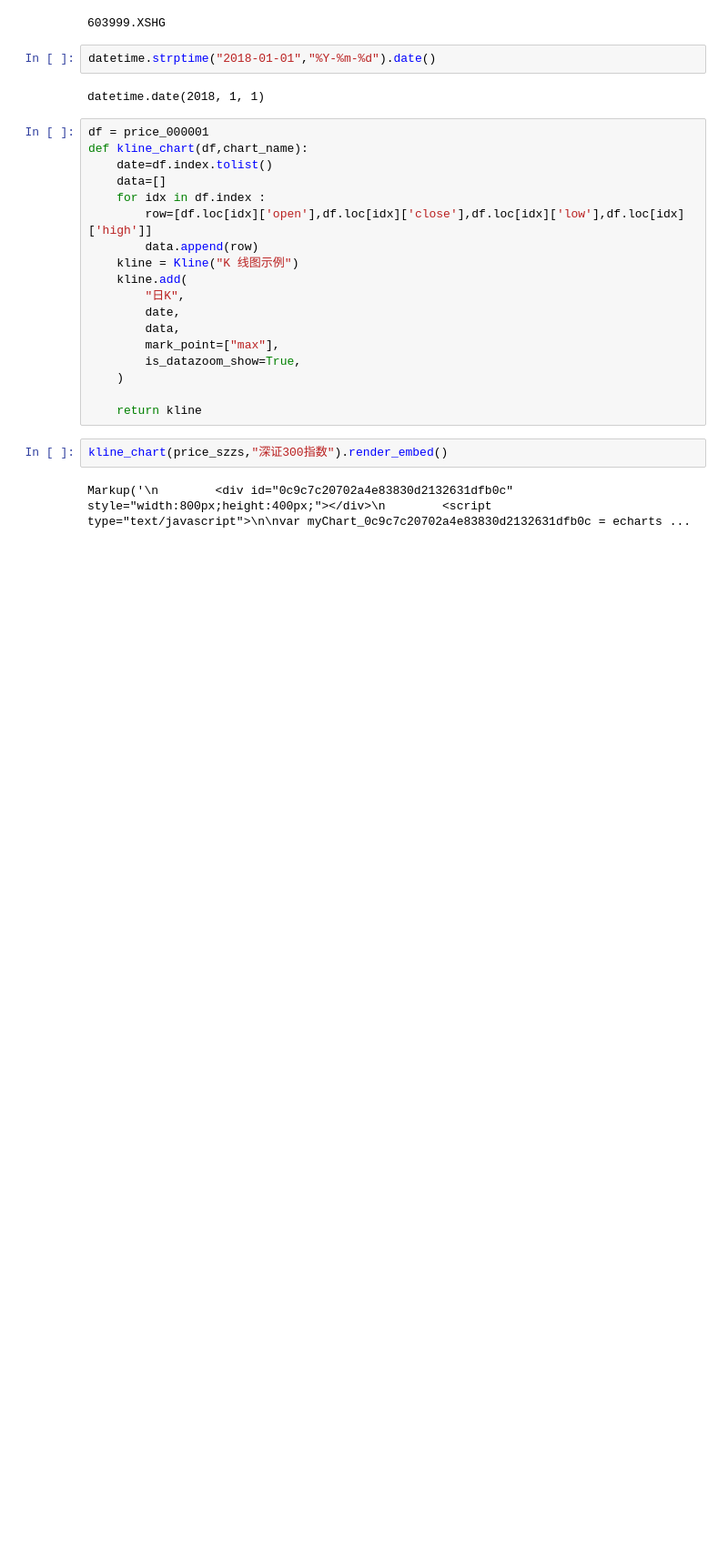
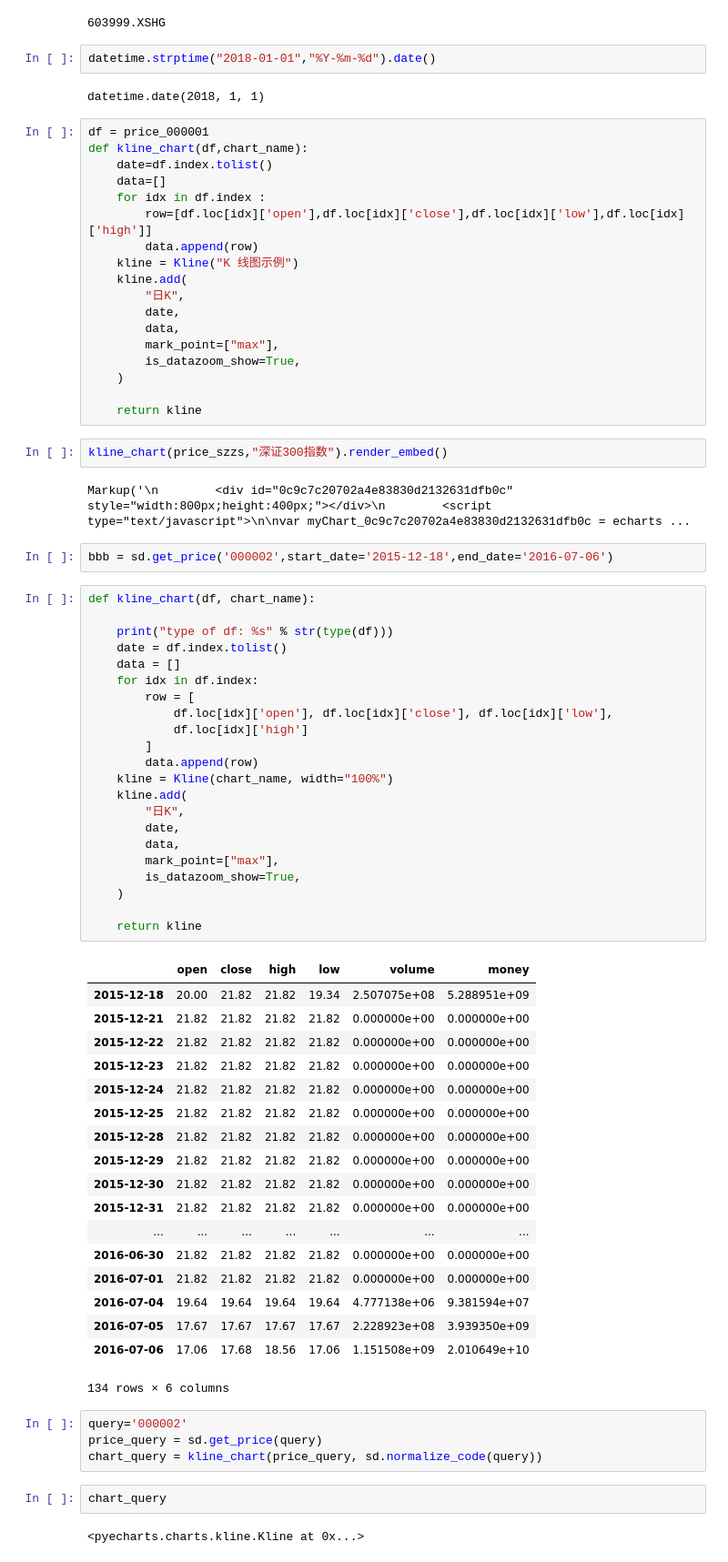
Before and after one commit to wjh1119/Udacity-DSND-Investment-and-Trading, a Jupyter notebook: finance/Untitled.ipynb, the cells around one changed output. Shown at 91% size. Saved outputs shown, nothing was run; the diff lists cells and outputs as text; blank space fills up the shorter version.

```diff
--- a/finance/Untitled.ipynb
+++ b/finance/Untitled.ipynb
@@ -232,3 +232,54 @@ def kline_chart(df,chart_name):
 kline_chart(price_szzs,"深证300指数").render_embed()
 # %% [output]
 Markup('\n        <div id="0c9c7c20702a4e83830d2132631dfb0c" style="width:800px;height:400px;"></div>\n        <script type="text/javascript">\n\nvar myChart_0c9c7c20702a4e83830d2132631dfb0c = echarts ...
+# %%
+bbb = sd.get_price('000002',start_date='2015-12-18',end_date='2016-07-06')
+# %%
+def kline_chart(df, chart_name):
+
+    print("type of df: %s" % str(type(df)))
+    date = df.index.tolist()
+    data = []
+    for idx in df.index:
+        row = [
+            df.loc[idx]['open'], df.loc[idx]['close'], df.loc[idx]['low'],
+            df.loc[idx]['high']
+        ]
+        data.append(row)
+    kline = Kline(chart_name, width="100%")
+    kline.add(
+        "日K",
+        date,
+        data,
+        mark_point=["max"],
+        is_datazoom_show=True,
+    )
+
+    return kline
+# %% [output]
+|  | open | close | high | low | volume | money |
+| 2015-12-18 | 20.00 | 21.82 | 21.82 | 19.34 | 2.507075e+08 | 5.288951e+09 |
+| 2015-12-21 | 21.82 | 21.82 | 21.82 | 21.82 | 0.000000e+00 | 0.000000e+00 |
+| 2015-12-22 | 21.82 | 21.82 | 21.82 | 21.82 | 0.000000e+00 | 0.000000e+00 |
+| 2015-12-23 | 21.82 | 21.82 | 21.82 | 21.82 | 0.000000e+00 | 0.000000e+00 |
+| 2015-12-24 | 21.82 | 21.82 | 21.82 | 21.82 | 0.000000e+00 | 0.000000e+00 |
+| 2015-12-25 | 21.82 | 21.82 | 21.82 | 21.82 | 0.000000e+00 | 0.000000e+00 |
+| 2015-12-28 | 21.82 | 21.82 | 21.82 | 21.82 | 0.000000e+00 | 0.000000e+00 |
+| 2015-12-29 | 21.82 | 21.82 | 21.82 | 21.82 | 0.000000e+00 | 0.000000e+00 |
+| 2015-12-30 | 21.82 | 21.82 | 21.82 | 21.82 | 0.000000e+00 | 0.000000e+00 |
+| 2015-12-31 | 21.82 | 21.82 | 21.82 | 21.82 | 0.000000e+00 | 0.000000e+00 |
+| ... | ... | ... | ... | ... | ... | ... |
+| 2016-06-30 | 21.82 | 21.82 | 21.82 | 21.82 | 0.000000e+00 | 0.000000e+00 |
+| 2016-07-01 | 21.82 | 21.82 | 21.82 | 21.82 | 0.000000e+00 | 0.000000e+00 |
+| 2016-07-04 | 19.64 | 19.64 | 19.64 | 19.64 | 4.777138e+06 | 9.381594e+07 |
+| 2016-07-05 | 17.67 | 17.67 | 17.67 | 17.67 | 2.228923e+08 | 3.939350e+09 |
+| 2016-07-06 | 17.06 | 17.68 | 18.56 | 17.06 | 1.151508e+09 | 2.010649e+10 |
+134 rows × 6 columns
+# %%
+query='000002'
+price_query = sd.get_price(query)
+chart_query = kline_chart(price_query, sd.normalize_code(query))
+# %%
+chart_query
+# %% [output]
+<pyecharts.charts.kline.Kline at 0x...>
```
Also changed, not shown: 4 other files.
